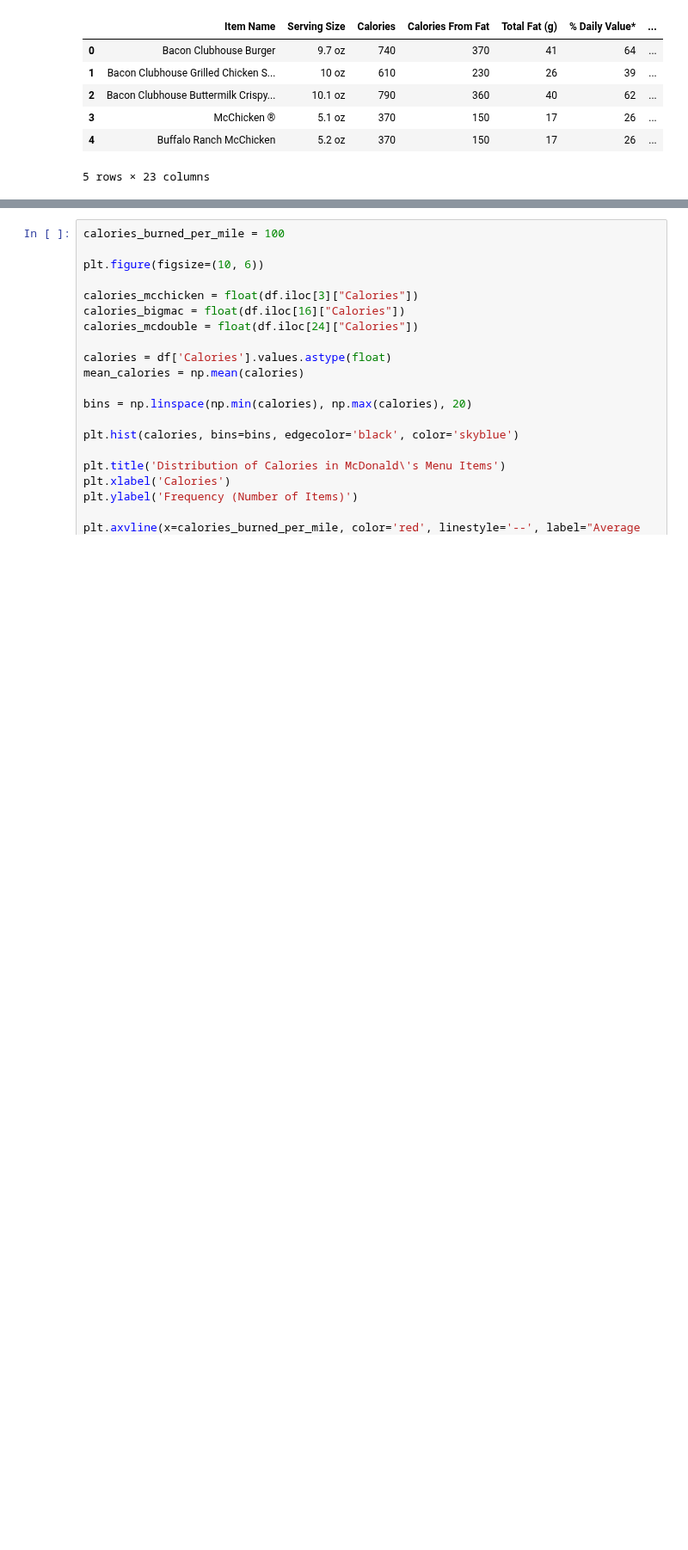
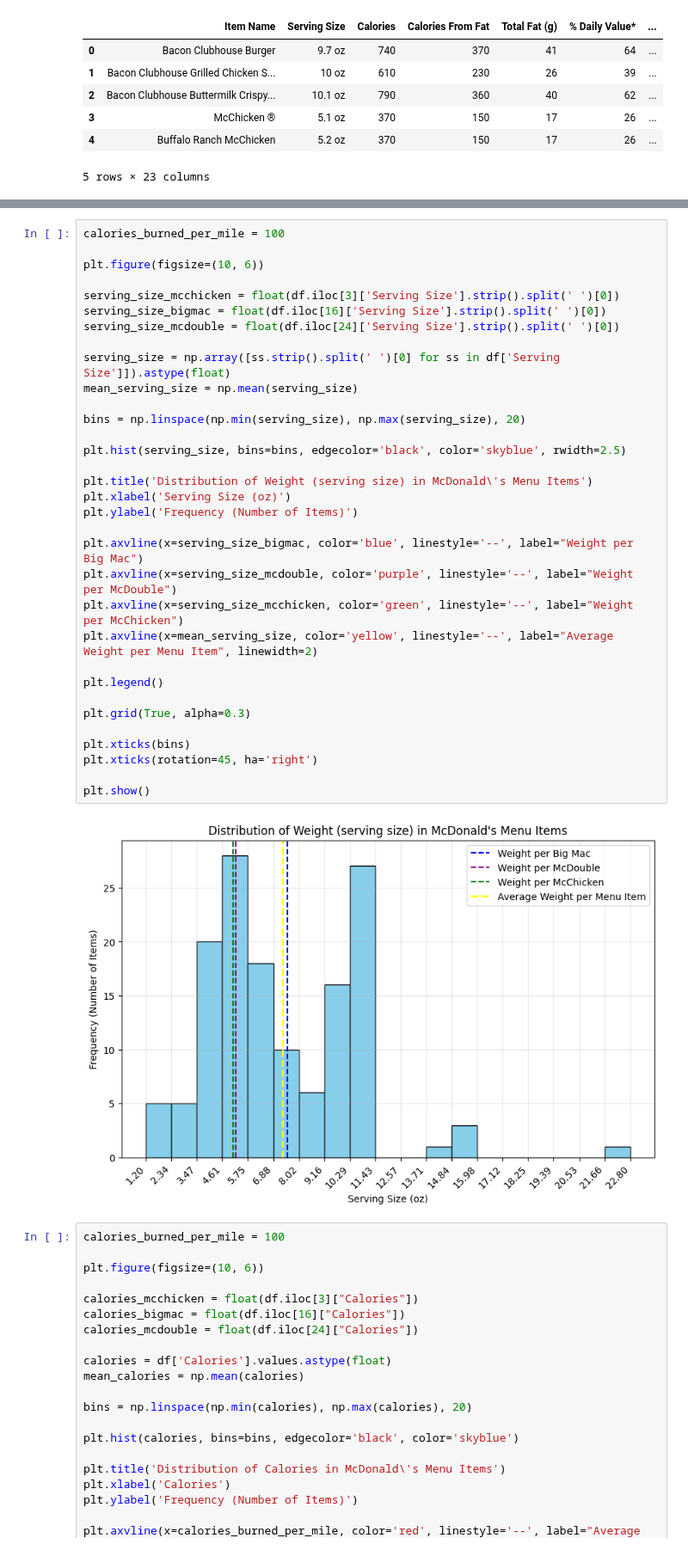
Before and after one commit to taddyb/mcstatistics, a Jupyter notebook: notebooks/mcstatistics.ipynb, the cells around one changed output, grey strips where cells are left out. Shown at 86% size. Drawn from its saved outputs; the diff is of its cells as text; blank space fills up the shorter version.

Commit message:
added weights

```diff
--- a/notebooks/mcstatistics.ipynb
+++ b/notebooks/mcstatistics.ipynb
@@ -28,3 +32,38 @@ df.head()
+# %%
+calories_burned_per_mile = 100
+
+plt.figure(figsize=(10, 6))
+
+serving_size_mcchicken = float(df.iloc[3]['Serving Size'].strip().split(' ')[0])
+serving_size_bigmac = float(df.iloc[16]['Serving Size'].strip().split(' ')[0])
+serving_size_mcdouble = float(df.iloc[24]['Serving Size'].strip().split(' ')[0])
+
+serving_size = np.array([ss.strip().split(' ')[0] for ss in df['Serving Size']]).astype(float)
+mean_serving_size = np.mean(serving_size)
+
+bins = np.linspace(np.min(serving_size), np.max(serving_size), 20)
+
+plt.hist(serving_size, bins=bins, edgecolor='black', color='skyblue', rwidth=2.5)
+
+plt.title('Distribution of Weight (serving size) in McDonald\'s Menu Items')
+plt.xlabel('Serving Size (oz)')
+plt.ylabel('Frequency (Number of Items)')
+
+plt.axvline(x=serving_size_bigmac, color='blue', linestyle='--', label="Weight per Big Mac")
+plt.axvline(x=serving_size_mcdouble, color='purple', linestyle='--', label="Weight per McDouble")
+plt.axvline(x=serving_size_mcchicken, color='green', linestyle='--', label="Weight per McChicken")
+plt.axvline(x=mean_serving_size, color='yellow', linestyle='--', label="Average Weight per Menu Item", linewidth=2)
+
+plt.legend()
+
+plt.grid(True, alpha=0.3)
+
+plt.xticks(bins)
+plt.xticks(rotation=45, ha='right')
+
+plt.show()
+# %% [output]
+[figure, added]
 # %%
 calories_burned_per_mile = 100
 
```
Also changed, not shown: parts of 1 cell of this notebook.
